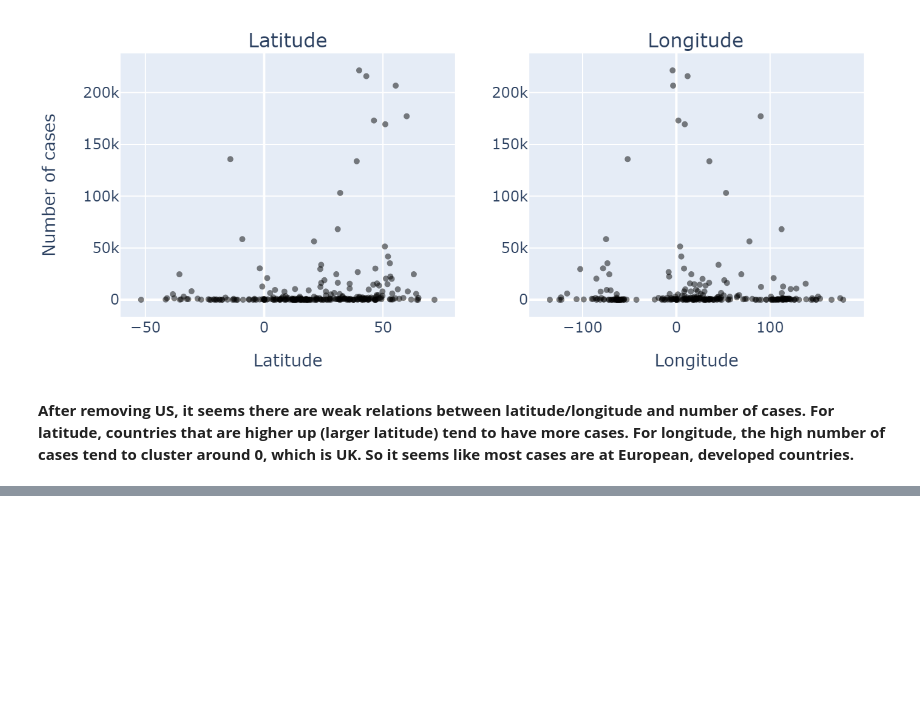
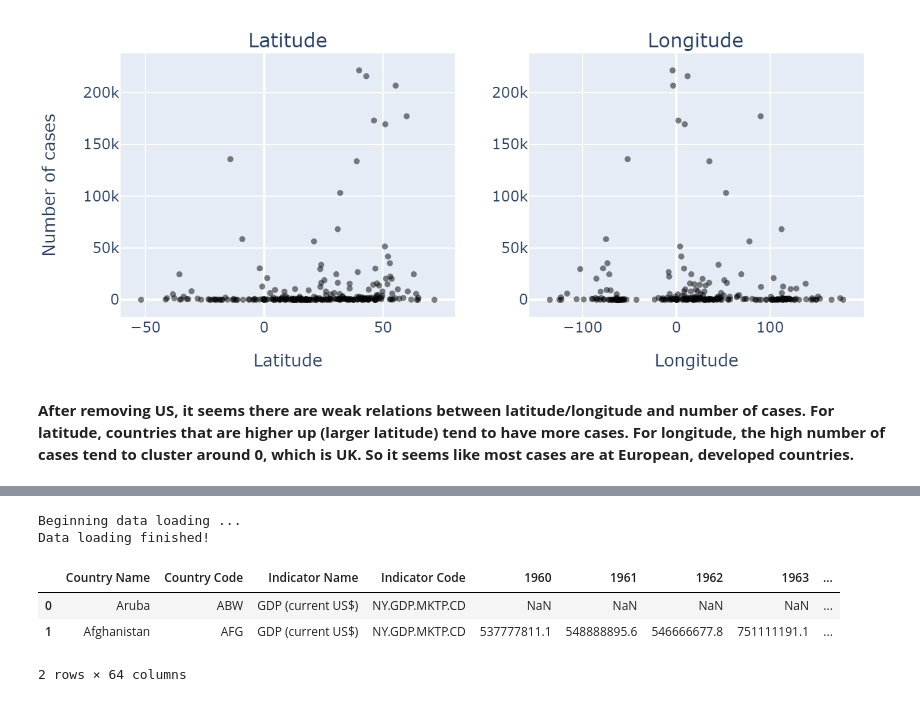
Before and after one commit to longluu/Covid19-EDA-visualization, a Jupyter notebook: EDA_global.ipynb, the cells around one changed output, grey strips where cells are left out. Saved outputs shown, nothing was run; the diff lists cells and outputs as text; code cells hidden in the pictures; blank space fills up the shorter version.

```diff
--- a/EDA_global.ipynb
+++ b/EDA_global.ipynb
@@ -314,0 +309,27 @@ Image(pio.to_image(fig, format='png', scale=2))
+# %%
+# Load data
+print('Beginning data loading ...')
+
+# Data directory
+dir_data = os.path.join(os.getcwd(), 'data')
+
+# GDP
+dir_GDP = os.path.join(dir_data, 'GDP_2018.csv')
+GDP = pd.read_csv(dir_GDP)
+
+# Population
+dir_population = os.path.join(dir_data, 'Population_2018.csv')
+population = pd.read_csv(dir_population)
+
+print('Data loading finished!')
+# %% [output]
+Beginning data loading ...
+Data loading finished!
+# %%
+# Explore the data
+GDP.head(n=2)
+# %% [output]
+|  | Country Name | Country Code | Indicator Name | Indicator Code | 1960 | 1961 | 1962 | 1963 | ... |
+| 0 | Aruba | ABW | GDP (current US$) | NY.GDP.MKTP.CD | NaN | NaN | NaN | NaN | ... |
+| 1 | Afghanistan | AFG | GDP (current US$) | NY.GDP.MKTP.CD | 537777811.1 | 548888895.6 | 546666677.8 | 751111191.1 | ... |
+2 rows × 64 columns
```
Also changed, not shown: parts of 9 cells of this notebook, 2 other files.
